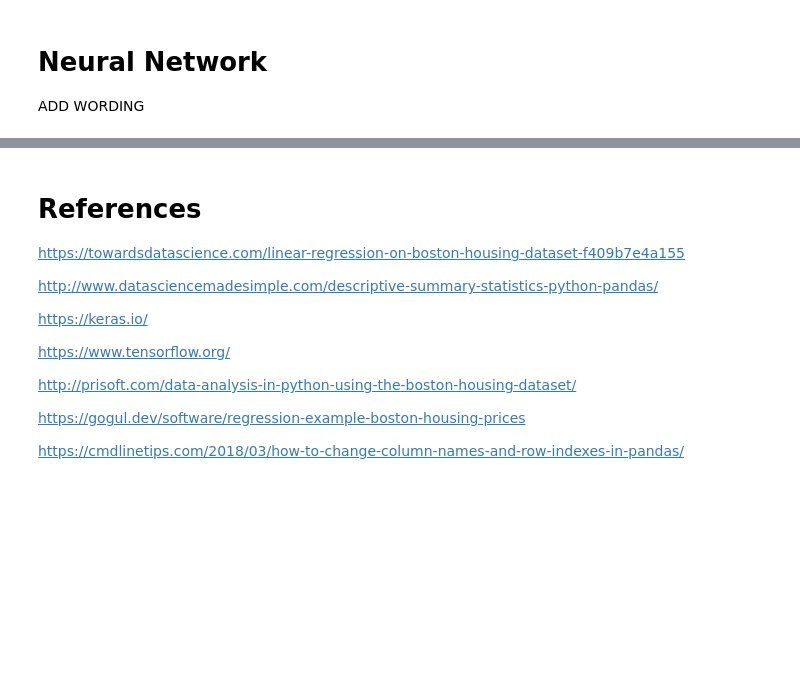
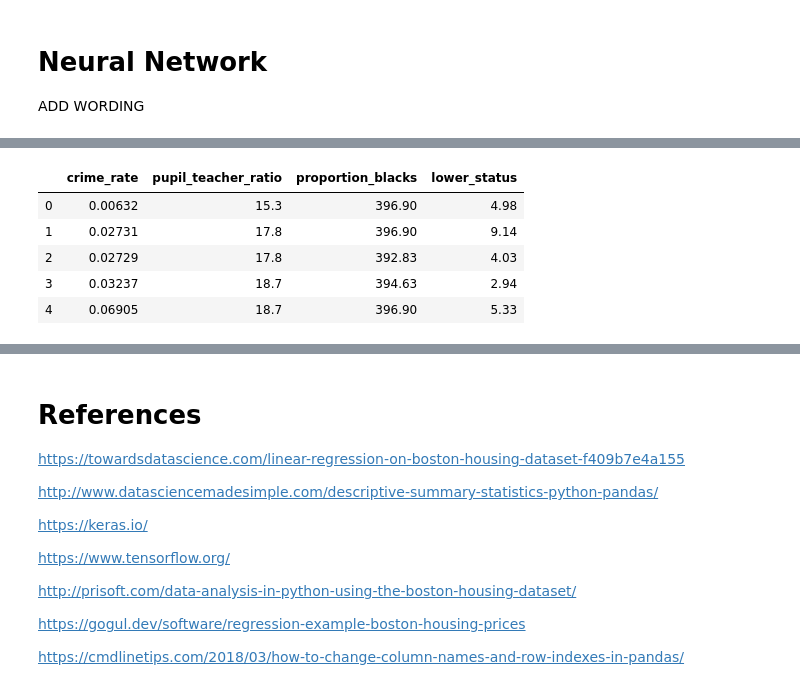
Before and after one commit to beccycole/machine-learning-assessment, a Jupyter notebook: Boston Housing Dataset.ipynb, the cells around one changed output, grey strips where cells are left out. Cells and saved outputs as stored; diff of their text form; code cells hidden in the pictures; blank space fills up the shorter version.

Commit message:
created a neural network

```diff
--- a/Boston Housing Dataset.ipynb
+++ b/Boston Housing Dataset.ipynb
@@ -295,0 +305,12 @@ ADD WORDING
+# %%
+# create a new dataframe with the input variables for the neural network
+inputs = boston[['crime_rate', 'pupil_teacher_ratio', 'proportion_blacks', 'lower_status']
+]
+inputs.head()
+# %% [output]
+|  | crime_rate | pupil_teacher_ratio | proportion_blacks | lower_status |
+| 0 | 0.00632 | 15.3 | 396.90 | 4.98 |
+| 1 | 0.02731 | 17.8 | 396.90 | 9.14 |
+| 2 | 0.02729 | 17.8 | 392.83 | 4.03 |
+| 3 | 0.03237 | 18.7 | 394.63 | 2.94 |
+| 4 | 0.06905 | 18.7 | 396.90 | 5.33 |
```
Also changed, not shown: parts of 8 cells of this notebook.
